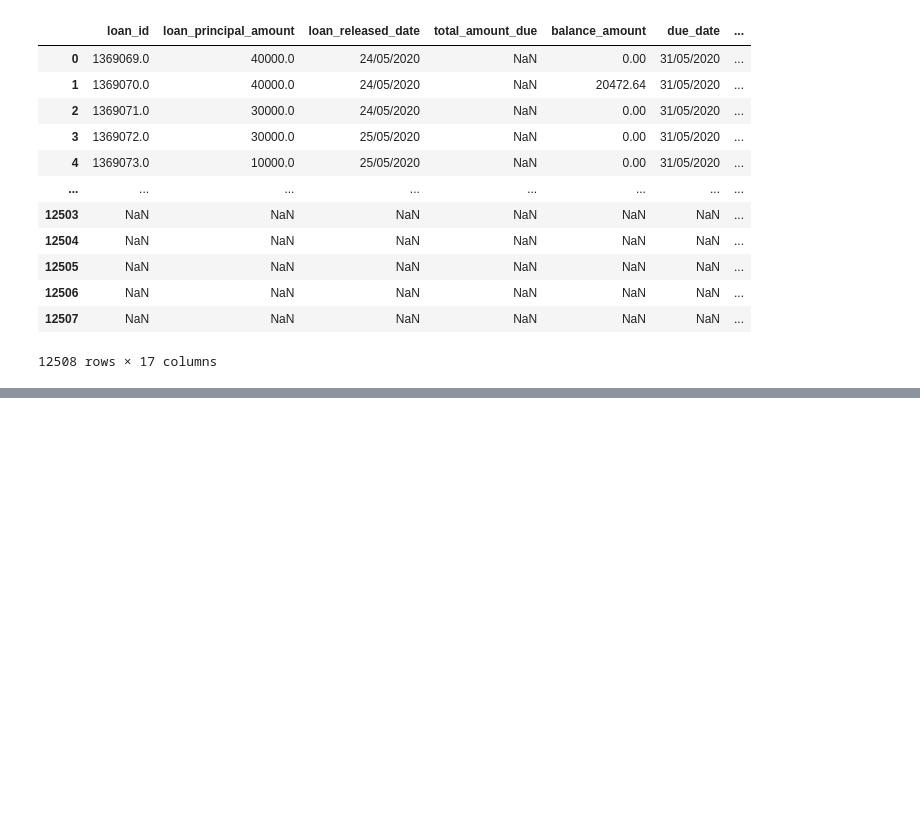
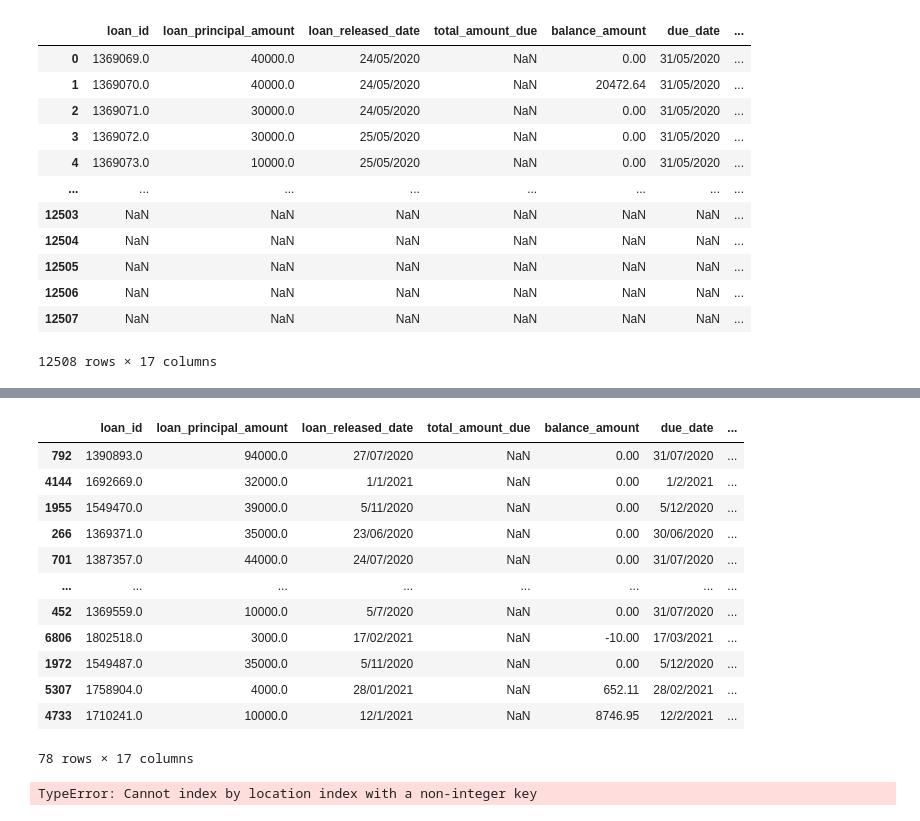
Before and after one commit to dtekluva/cohort3b8wd, a Jupyter notebook: atha/loandisk/analysis.ipynb, the cells around one changed output, grey strips where cells are left out. Saved outputs shown, nothing was run; the diff lists cells and outputs as text; code cells hidden in the pictures; blank space fills up the shorter version.

```diff
--- a/atha/loandisk/analysis.ipynb
+++ b/atha/loandisk/analysis.ipynb
@@ -99,0 +139,29 @@ merged.astype("str").to_csv("result.csv")
+# %%
+merged.groupby("loan_id")
+total_merged = merged.sort_values("credit_difference", ascending = False)
+# %%
+merged = total_merged
+# %%
+filtered_merged = merged["credit_difference"] > 0
+# %%
+mergedxx = merged[filtered_merged]
+# %%
+mergedxx
+# %% [output]
+|  | loan_id | loan_principal_amount | loan_released_date | total_amount_due | balance_amount | due_date | ... |
+| 792 | 1390893.0 | 94000.0 | 27/07/2020 | NaN | 0.00 | 31/07/2020 | ... |
+| 4144 | 1692669.0 | 32000.0 | 1/1/2021 | NaN | 0.00 | 1/2/2021 | ... |
+| 1955 | 1549470.0 | 39000.0 | 5/11/2020 | NaN | 0.00 | 5/12/2020 | ... |
+| 266 | 1369371.0 | 35000.0 | 23/06/2020 | NaN | 0.00 | 30/06/2020 | ... |
+| 701 | 1387357.0 | 44000.0 | 24/07/2020 | NaN | 0.00 | 31/07/2020 | ... |
+| ... | ... | ... | ... | ... | ... | ... | ... |
+| 452 | 1369559.0 | 10000.0 | 5/7/2020 | NaN | 0.00 | 31/07/2020 | ... |
+| 6806 | 1802518.0 | 3000.0 | 17/02/2021 | NaN | -10.00 | 17/03/2021 | ... |
+| 1972 | 1549487.0 | 35000.0 | 5/11/2020 | NaN | 0.00 | 5/12/2020 | ... |
+| 5307 | 1758904.0 | 4000.0 | 28/01/2021 | NaN | 652.11 | 28/02/2021 | ... |
+| 4733 | 1710241.0 | 10000.0 | 12/1/2021 | NaN | 8746.95 | 12/2/2021 | ... |
+78 rows × 17 columns
+# %%
+mergedxx.iloc["credit_difference"]
+# %% [output]
+TypeError: Cannot index by location index with a non-integer key
```
Also changed, not shown: parts of 4 cells of this notebook, 2 other files.
